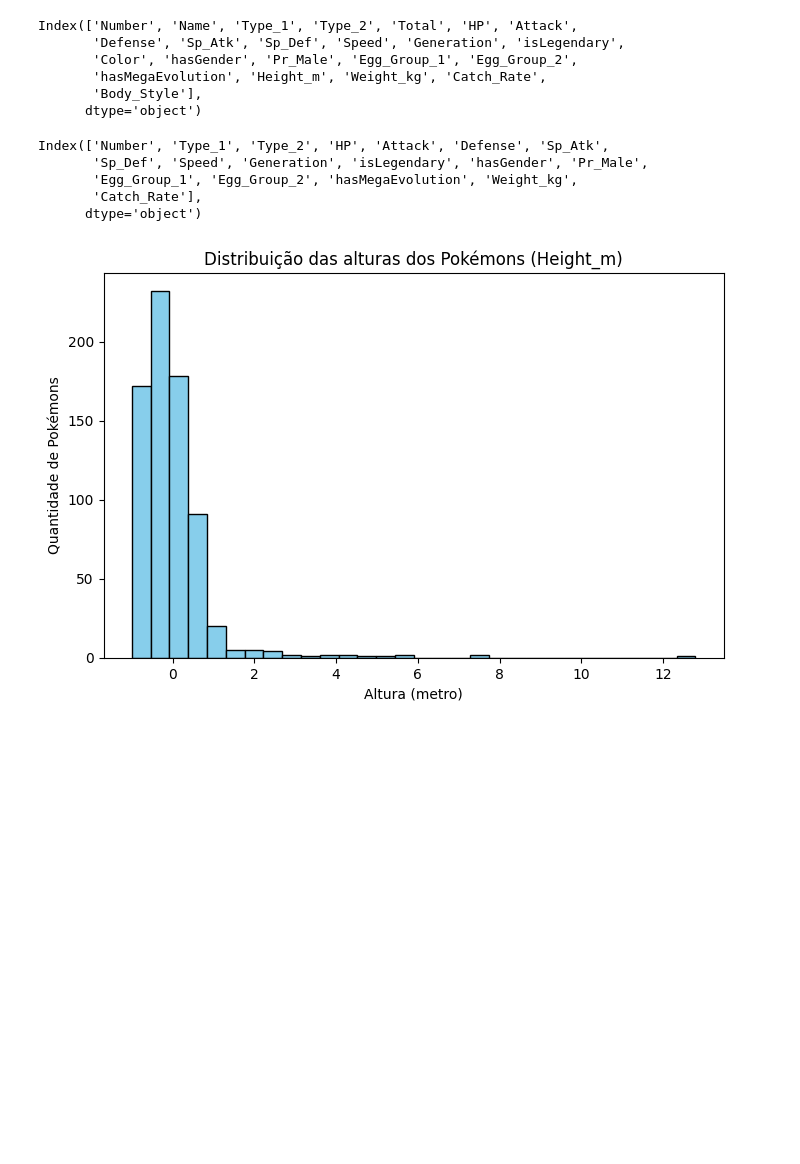
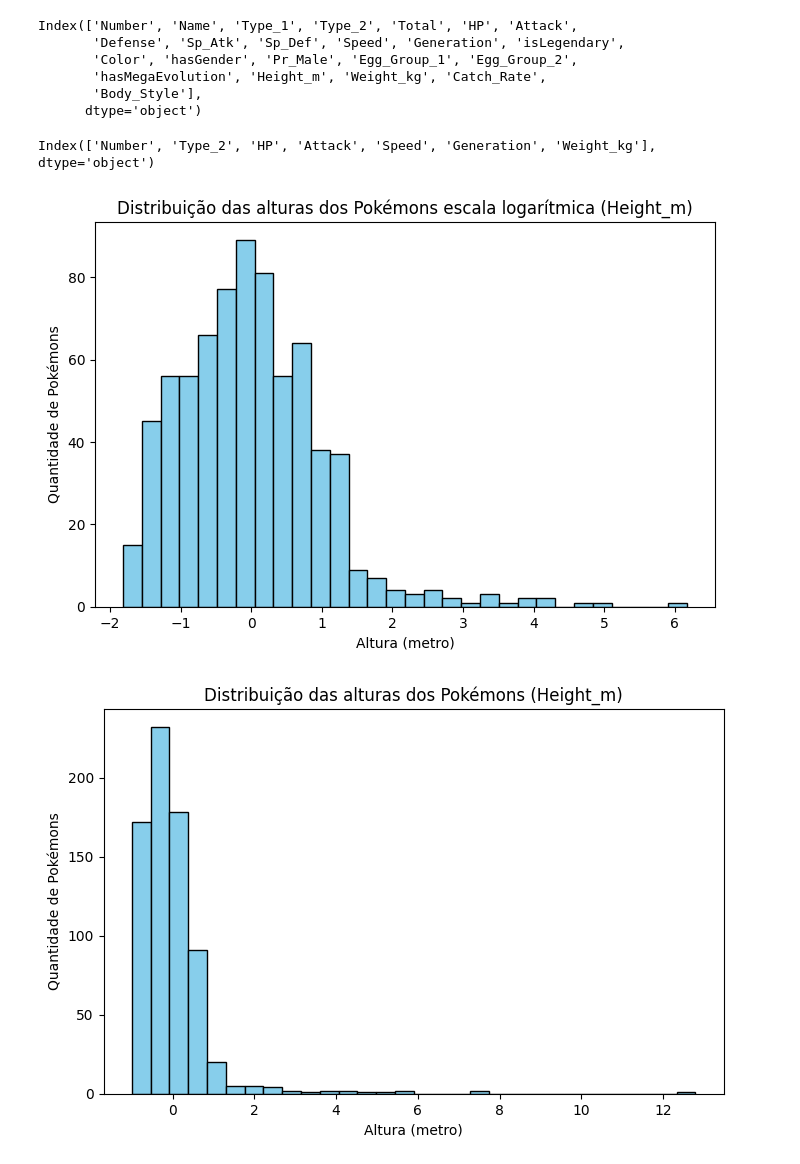
Before and after one commit to luiza-bryn/Rede-Neural, a Jupyter notebook: models/regression/regression.ipynb, the cells around one changed output. Cells and saved outputs as stored; diff of their text form; code cells hidden in the pictures; blank space fills up the shorter version.

```diff
--- a/models/regression/model.ipynb
+++ b/models/regression/regression.ipynb
@@ -50,23 +50,19 @@ Index(['Number', 'Name', 'Type_1', 'Type_2', 'Total', 'HP', 'Attack',
       dtype='object')
 # %%
 # Remover colunas irrelevantes
-df = df_pokemon.drop(columns=[ 'Name', 'Total', 'Color', 'Body_Style'])
+df = df_pokemon.drop(columns=[ 'Name', 'Total', 'Color', 'Body_Style', 'Pr_Male', 'Catch_Rate', 'Type_1', 'Defense', 'Egg_Group_1', 'Egg_Group_2', 'Sp_Atk', 'Sp_Def', 'isLegendary', 'hasGender', 'hasMegaEvolution' ])
 
 #Preencher valores nulos em Type_2
 df['Type_2'] = df['Type_2'].fillna('None')
 
 # Separar as caracteristicas e a variável altura
-height = df['Height_m']
+height = df['Height_m'].values.reshape(-1, 1)
 weight = df['Weight_kg']
 features = df.drop(columns=['Height_m'])
 # %%
 # Mostrar a colunas do dataframe após ajustes
 print(features.columns)
 # %% [output]
-Index(['Number', 'Type_1', 'Type_2', 'HP', 'Attack', 'Defense', 'Sp_Atk',
-       'Sp_Def', 'Speed', 'Generation', 'isLegendary', 'hasGender', 'Pr_Male',
-       'Egg_Group_1', 'Egg_Group_2', 'hasMegaEvolution', 'Weight_kg',
-       'Catch_Rate'],
-      dtype='object')
+Index(['Number', 'Type_2', 'HP', 'Attack', 'Speed', 'Generation', 'Weight_kg'], dtype='object')
 # %%
 # Transformar as variaveis categoricas
@@ -78,7 +74,23 @@ features_scaled = scaler.fit_transform(features_encoded)
 # %%
 # Normalizar a variável de saída (height)
 target_scaler = StandardScaler()
-height_scaled = target_scaler.fit_transform(height.values.reshape(-1, 1)).flatten()
+height_scaled = target_scaler.fit_transform(height).flatten()
+# %%
+# Transformação logarítmica
+height_log = np.log1p(df['Height_m'].values.reshape(-1, 1))
+
+# Normalizar a variavel de saída logaritma
+height_scaled_log = target_scaler.fit_transform(height_log).flatten()
+# %%
+# Histograma da altura log
+plt.figure(figsize=(8,5))
+plt.hist(height_scaled_log, bins=30, color='skyblue', edgecolor='black')
+plt.title('Distribuição das alturas dos Pokémons escala logarítmica (Height_m)')
+plt.xlabel('Altura (metro)')
+plt.ylabel('Quantidade de Pokémons')
+plt.show()
+# %% [output]
+[figure, added]
 # %%
 # Histograma da altura
 plt.figure(figsize=(8,5))
```
Also changed, not shown: parts of 10 cells of this notebook, 1 other file.
